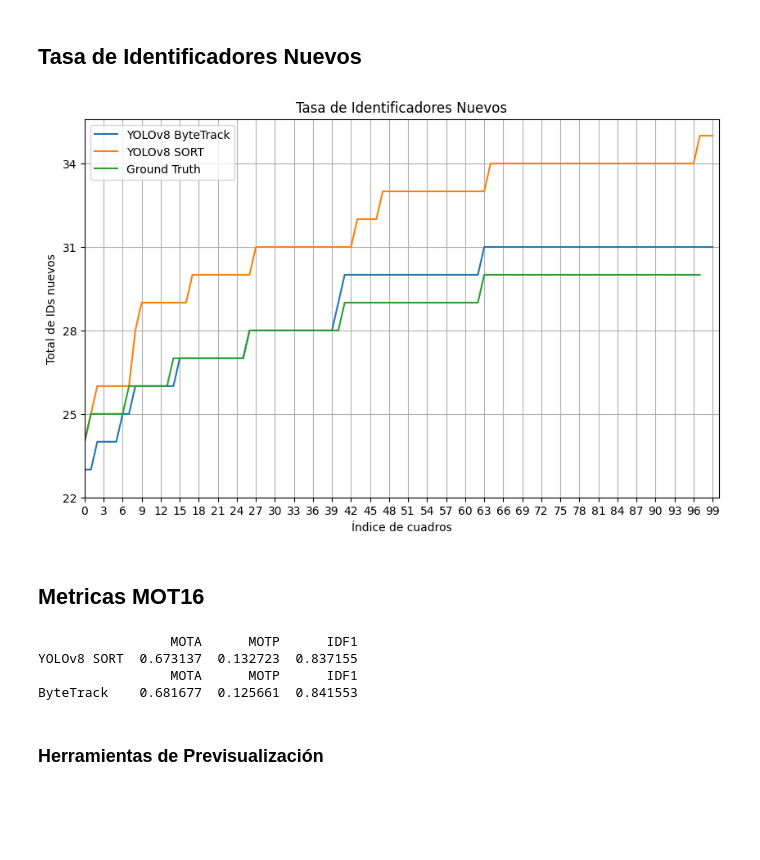
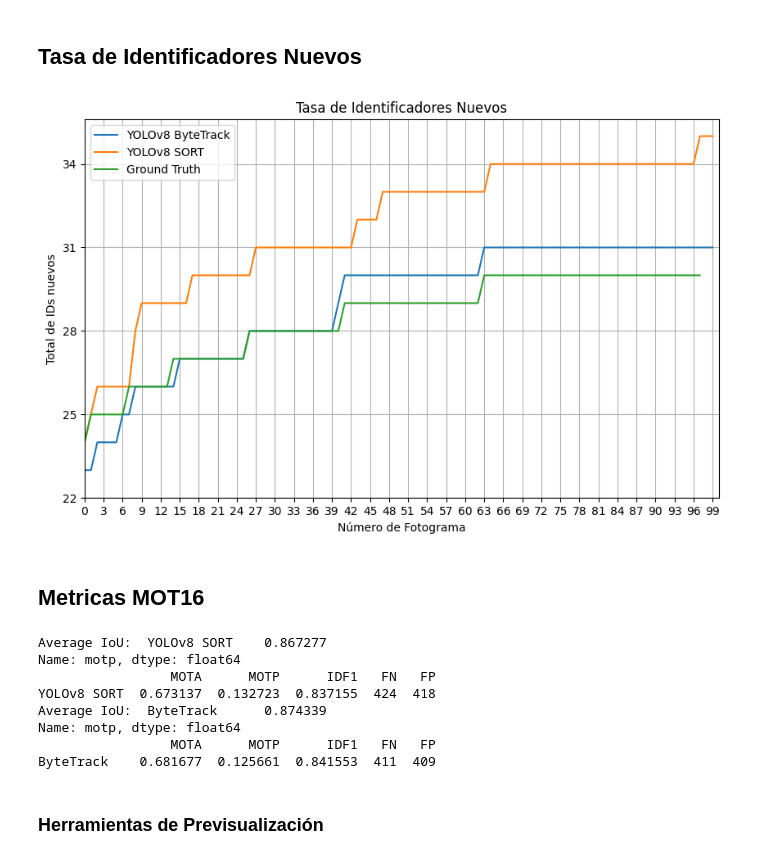
Before and after one commit to PepeLira/vehicle_video_trajectory_extractor, a Jupyter notebook: research/tracking_methods/Benchmarking_de_seguimiento.ipynb, the cells around one changed output. Cells and saved outputs as stored; diff of their text form; code cells hidden in the pictures; blank space fills up the shorter version.

```diff
--- a/research/tracking_methods/Benchmarking_de_seguimiento.ipynb
+++ b/research/tracking_methods/Benchmarking_de_seguimiento.ipynb
@@ -268,42 +268,41 @@ def plot_cumulative_new_ids(cumulative_ids_series, labels=None):
     """
     Plots multiple series of cumulative new IDs in different colors.
 
     :param cumulative_ids_series: A list of lists, where each inner list is a series of cumulative new IDs.
     :param labels: An optional list of labels for each series.
     """
     plt.figure(figsize=(10, 6))
 
     for i, series in enumerate(cumulative_ids_series):
         plt.plot(series, label=labels[i])
 
-    plt.xlabel("Índice de cuadros")
+    plt.xlabel("Número de Fotograma")
     plt.ylabel("Total de IDs nuevos")
     plt.title("Tasa de Identificadores Nuevos")
     plt.legend() if labels else None
 
     # Adjusting grid lines
     max_x = len(cumulative_ids_series[0])
     max_y = max(cumulative_ids_series[1])
     plt.xticks(np.arange(0, max_x, max_x // 30))  # Divide x-axis into 20 intervals
     plt.yticks(np.arange(22, max_y + 1, max_y // 10))  # Divide y-axis into 10 intervals
     plt.xlim(0, max_x)
     plt.grid(True)
     plt.show()
 
 # Usage
 file_paths = ['./yolo_bytetrack_detections_filtered.csv', './yolo_sort_detections_filtered.csv', './video reference DFS/dfs_ground_truth.csv']  # Replace with actual file paths
 unique_objects_per_frame = track_cumulative_objects_per_frame(file_paths) # Assuming 'object id' is at index 1 and 'frame number' is at index 0
 
 plot_cumulative_new_ids(unique_objects_per_frame, labels=['YOLOv8 ByteTrack', 'YOLOv8 SORT', 'Ground Truth'])
 # %% [output]
-[figure, old version]
+[figure, new version]
 # %% [markdown]
 ## Metricas MOT16
 # %%
 def motMetricsEnhancedCalculator(gtSource, tSource, name=None):
     # import required packages
     import motmetrics as mm
-    import numpy as np
 
     # load ground truth
     gt = np.loadtxt(gtSource, delimiter=',')
@@ -330,12 +329,15 @@ def motMetricsEnhancedCalculator(gtSource, tSource, name=None):
     mh = mm.metrics.create()
 
     # Compute only MOTA, MOTP, IDF1 metrics
-    summary = mh.compute(acc, metrics=['mota', 'motp', 'idf1'], name='prediction' if name is None else name)
+    summary = mh.compute(acc, metrics=['mota', 'motp', 'idf1', 'num_misses', 'num_false_positives'], name='prediction' if name is None else name)
 
     strsummary = mm.io.render_summary(
         summary,
-        namemap={'idf1': 'IDF1', 'mota': 'MOTA', 'motp': 'MOTP'}
+        namemap={'idf1': 'IDF1', 'num_misses': 'FN', 'num_false_positives': 'FP', 'mota': 'MOTA', 'motp': 'MOTP'}
     )
+    # substract the motp value from 1 to get the average IoU
+    print("Average IoU: ", 1 - summary['motp'])
+
     print(strsummary)
 
 # Usage example
@@ -347,10 +349,14 @@ detections_file = "./yolo_bytetrack_detections_filtered.csv"
 gt_file = "./video reference DFS/dfs_ground_truth.csv"
 motMetricsEnhancedCalculator(gt_file, detections_file, name = "ByteTrack  ")
 # %% [output]
-                 MOTA      MOTP      IDF1
-YOLOv8 SORT  0.673137  0.132723  0.837155
-                 MOTA      MOTP      IDF1
-ByteTrack    0.681677  0.125661  0.841553
+Average IoU:  YOLOv8 SORT    0.867277
+Name: motp, dtype: float64
+                 MOTA      MOTP      IDF1   FN   FP
+YOLOv8 SORT  0.673137  0.132723  0.837155  424  418
+Average IoU:  ByteTrack      0.874339
+Name: motp, dtype: float64
+                 MOTA      MOTP      IDF1   FN   FP
+ByteTrack    0.681677  0.125661  0.841553  411  409
 # %% [markdown]
 ### Herramientas de Previsualización
 # %%
```
